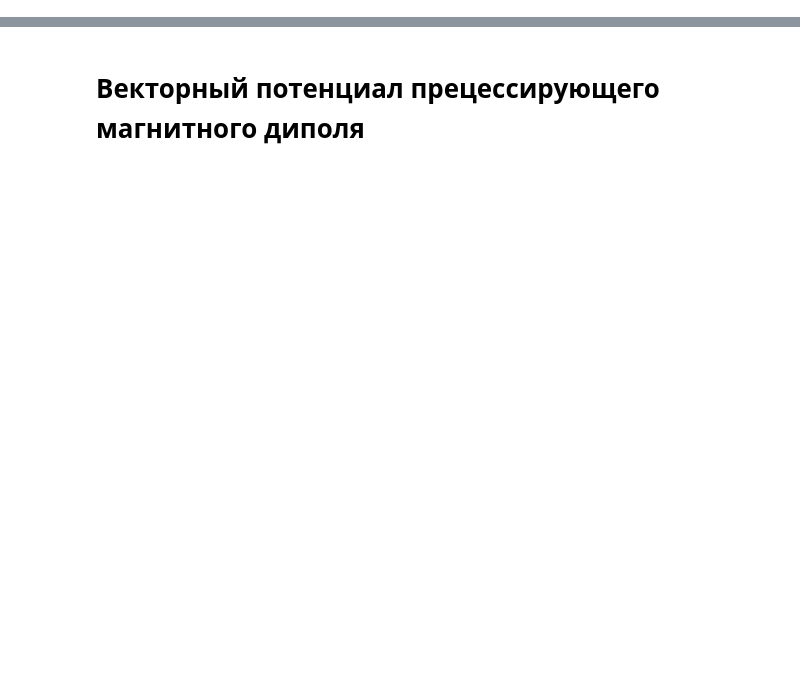
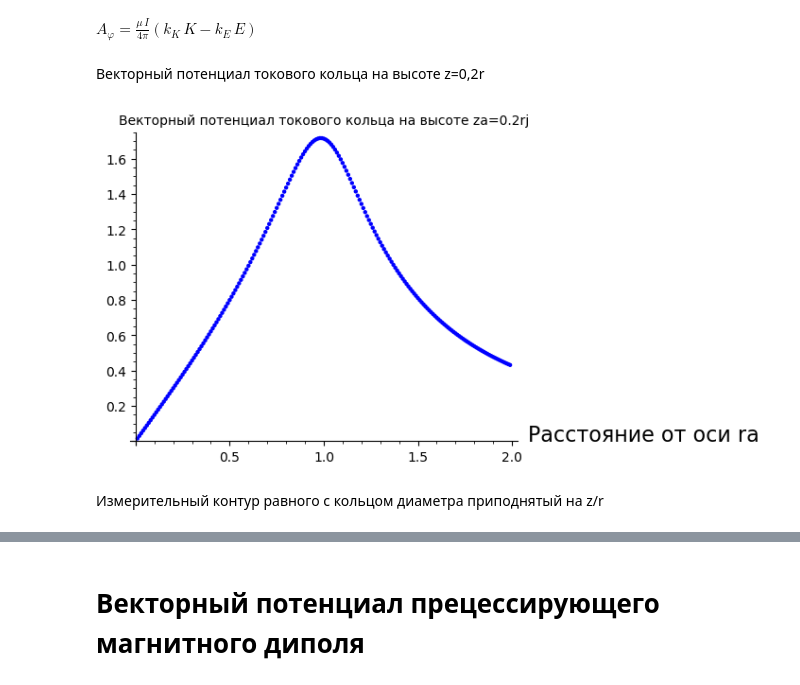
Before and after one commit to daju1/articles, a Jupyter notebook: electrostatic_vector_potential/Vector_potential_of_a_precessing_magnetic_dipole.ipynb, the cells around one changed output, grey strips where cells are left out. Cells and saved outputs as stored; diff of their text form; code cells hidden in the pictures; blank space fills up the shorter version.

```diff
--- a/electrostatic_vector_potential/Vector_potential_of_a_precessing_magnetic_dipole.ipynb
+++ b/electrostatic_vector_potential/Vector_potential_of_a_precessing_magnetic_dipole.ipynb
@@ -0,0 +162,2 @@
+# %%
+m = lambda rj, ra, zj, za : 2 * b (rj, ra) / (a(rj, ra, zj, za) + b(rj, ra))
@@ -0,0 +168,26 @@
+# %%
+k_K = lambda rj, ra, zj, za : 2 * a(rj, ra, zj, za) / b(rj, ra) / sqrt(a(rj, ra, zj, za) + b(rj, ra))
+k_E = lambda rj, ra, zj, za : 2 * sqrt(a(rj, ra, zj, za) + b(rj, ra)) / b(rj, ra)
+# %% [markdown]
+$A_{\varphi} = \frac{\mu \, I}{4 \pi} \left(k_K\,K - k_E\,E \right)$
+# %%
+A_phi = lambda rj, ra, zj, za : \
+      + k_K(rj, ra, zj, za) * elliptic_kc(m(rj, ra, zj, za)) \
+      - k_E(rj, ra, zj, za) * elliptic_ec(m(rj, ra, zj, za))
+# %% [markdown]
+Векторный потенциал токового кольца на высоте z=0,2r
+# %%
+plot_data_A_ring_r = []
+for ir in range(1,200):
+    # Расстояние от оси R/r (лин шкала)
+    ra = 0.01 * ir
+    A_phi_ring = A_phi(rj = 1, ra = ra, zj = 0, za = 0.2)
+    plot_data_A_ring_r += [(ra, A_phi_ring)]
+# %%
+p = list_plot(plot_data_A_ring_r)
+p.show(title="Векторный потенциал токового кольца на высоте za=0.2rj",
+       axes_labels=["Расстояние от оси ra", ""])
+# %% [output]
+[figure, added]
+# %% [markdown]
+Измерительный контур равного с кольцом диаметра приподнятый на z/r
```
Also changed, not shown: parts of 50 cells of this notebook, 1 other file.
